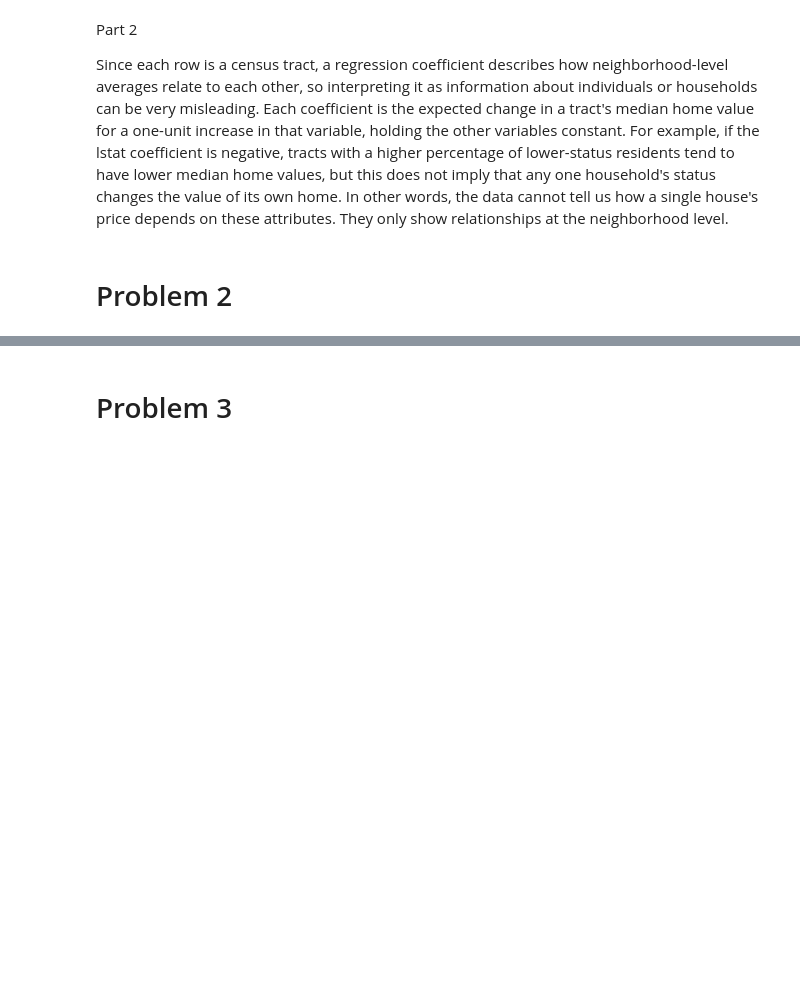
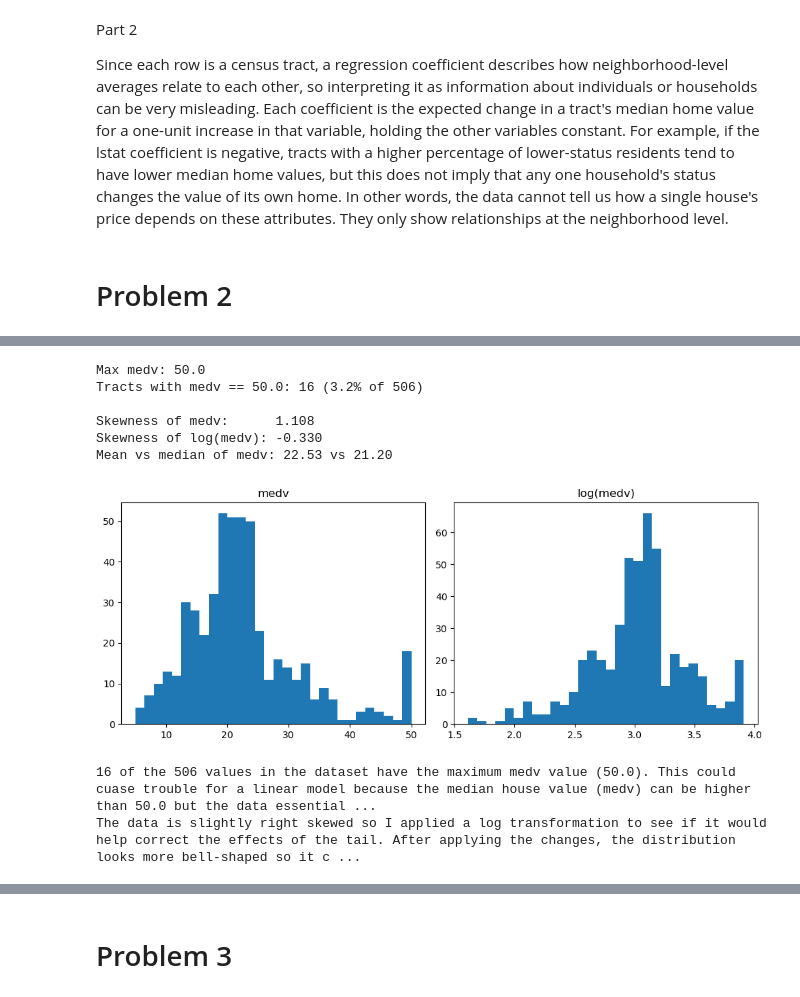
Before and after one commit to avinashsriram1/ADSP-31011-Statistical-Models-for-Data-Science, a Jupyter notebook: Assignment 3/Assignment_3_Avinash_Sriram.ipynb, the cells around one changed output, grey strips where cells are left out. Saved outputs shown, nothing was run; the diff lists cells and outputs as text; code cells hidden in the pictures; blank space fills up the shorter version.

```diff
--- a/Assignment 3/Assignment_3_Avinash_Sriram.ipynb
+++ b/Assignment 3/Assignment_3_Avinash_Sriram.ipynb
@@ -72,0 +135,32 @@ Since each row is a census tract, a regression coefficient describes how neighbo
+# %%
+# Part 3
+
+max_medv = Boston['medv'].max()
+n_capped = (Boston['medv'] == max_medv).sum()
+print(f"Max medv: {max_medv}")
+print(f"Tracts with medv == {max_medv}: {n_capped} ({n_capped / len(Boston):.1%} of {len(Boston)})")
+
+log_medv = np.log(Boston['medv'])
+print(f"\nSkewness of medv:      {Boston['medv'].skew():.3f}")
+print(f"Skewness of log(medv): {log_medv.skew():.3f}")
+print(f"Mean vs median of medv: {Boston['medv'].mean():.2f} vs {Boston['medv'].median():.2f}")
+
+fig, axs = plt.subplots(1, 2, figsize=(10, 4))
+axs[0].hist(Boston['medv'], bins=30)
+axs[0].set_title('medv')
+axs[1].hist(log_medv, bins=30)
+axs[1].set_title('log(medv)')
+plt.tight_layout()
+plt.show()
+
+print("16 of the 506 values in the dataset have the maximum medv value (50.0). This could cuase trouble for a linear model because the median house value (medv) can be higher than 50.0 but the data essentially caps it off at 50. Since the linear model does not know that this is an intentional cap from the data curation itself, it will treat the values as true values and would underpredict the high median value tracts.\nThe data is slightly right skewed so I applied a log transformation to see if it would help correct the effects of the tail. After applying the changes, the distribution looks more bell-shaped so it could help here")
+# %% [output]
+Max medv: 50.0
+Tracts with medv == 50.0: 16 (3.2% of 506)
+
+Skewness of medv:      1.108
+Skewness of log(medv): -0.330
+Mean vs median of medv: 22.53 vs 21.20
+[figure, added]
+16 of the 506 values in the dataset have the maximum medv value (50.0). This could cuase trouble for a linear model because the median house value (medv) can be higher than 50.0 but the data essential ...
+The data is slightly right skewed so I applied a log transformation to see if it would help correct the effects of the tail. After applying the changes, the distribution looks more bell-shaped so it c ...
```
Also changed, not shown: parts of 6 cells of this notebook.
